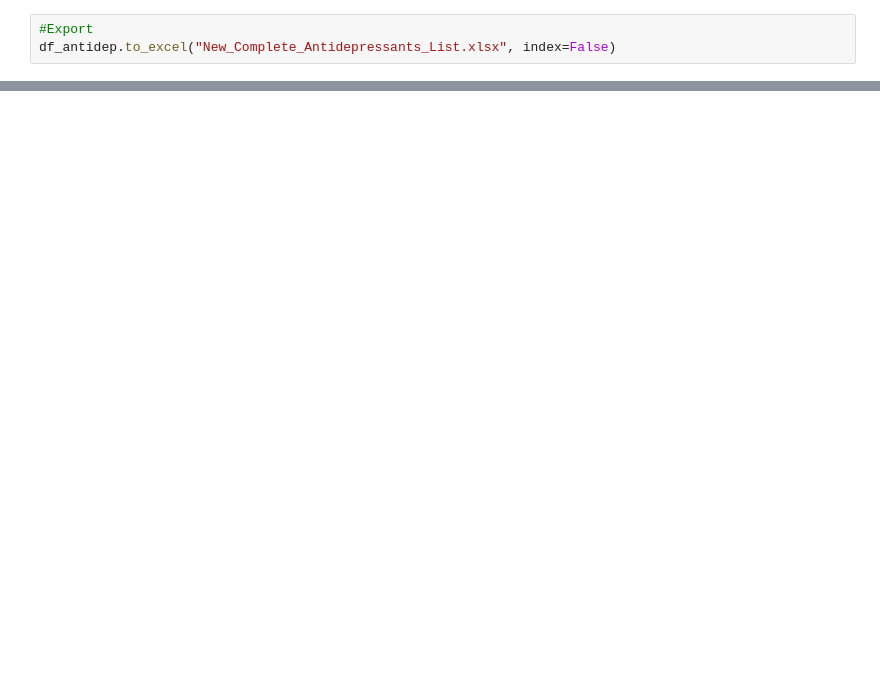
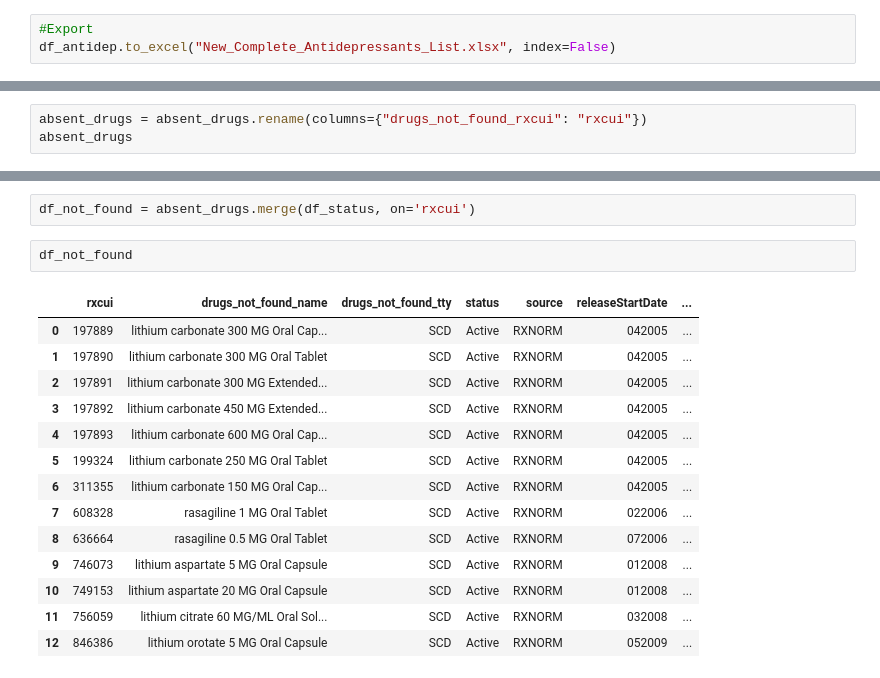
Before and after one commit to danielhmendoza01/Automatic_Code_Sets, a Jupyter notebook: Antidepressants.ipynb, the cells around one changed output, grey strips where cells are left out. Drawn from its saved outputs; the diff is of its cells as text; blank space fills up the shorter version.

```diff
--- a/Antidepressants.ipynb
+++ b/Antidepressants.ipynb
@@ -100,0 +245,3 @@ df_antidep.to_excel("New_Complete_Antidepressants_List.xlsx", index=False)
+# %%
+absent_drugs = absent_drugs.rename(columns={"drugs_not_found_rxcui": "rxcui"})
+absent_drugs
@@ -100,0 +263,19 @@ df_antidep.to_excel("New_Complete_Antidepressants_List.xlsx", index=False)
+# %%
+df_not_found = absent_drugs.merge(df_status, on='rxcui')
+# %%
+df_not_found
+# %% [output]
+|  | rxcui | drugs_not_found_name | drugs_not_found_tty | status | source | releaseStartDate | ... |
+| 0 | 197889 | lithium carbonate 300 MG Oral Cap... | SCD | Active | RXNORM | 042005 | ... |
+| 1 | 197890 | lithium carbonate 300 MG Oral Tablet | SCD | Active | RXNORM | 042005 | ... |
+| 2 | 197891 | lithium carbonate 300 MG Extended... | SCD | Active | RXNORM | 042005 | ... |
+| 3 | 197892 | lithium carbonate 450 MG Extended... | SCD | Active | RXNORM | 042005 | ... |
+| 4 | 197893 | lithium carbonate 600 MG Oral Cap... | SCD | Active | RXNORM | 042005 | ... |
+| 5 | 199324 | lithium carbonate 250 MG Oral Tablet | SCD | Active | RXNORM | 042005 | ... |
+| 6 | 311355 | lithium carbonate 150 MG Oral Cap... | SCD | Active | RXNORM | 042005 | ... |
+| 7 | 608328 | rasagiline 1 MG Oral Tablet | SCD | Active | RXNORM | 022006 | ... |
+| 8 | 636664 | rasagiline 0.5 MG Oral Tablet | SCD | Active | RXNORM | 072006 | ... |
+| 9 | 746073 | lithium aspartate 5 MG Oral Capsule | SCD | Active | RXNORM | 012008 | ... |
+| 10 | 749153 | lithium aspartate 20 MG Oral Capsule | SCD | Active | RXNORM | 012008 | ... |
+| 11 | 756059 | lithium citrate 60 MG/ML Oral Sol... | SCD | Active | RXNORM | 032008 | ... |
+| 12 | 846386 | lithium orotate 5 MG Oral Capsule | SCD | Active | RXNORM | 052009 | ... |
```
Also changed, not shown: parts of 12 cells of this notebook, 21 other files.
